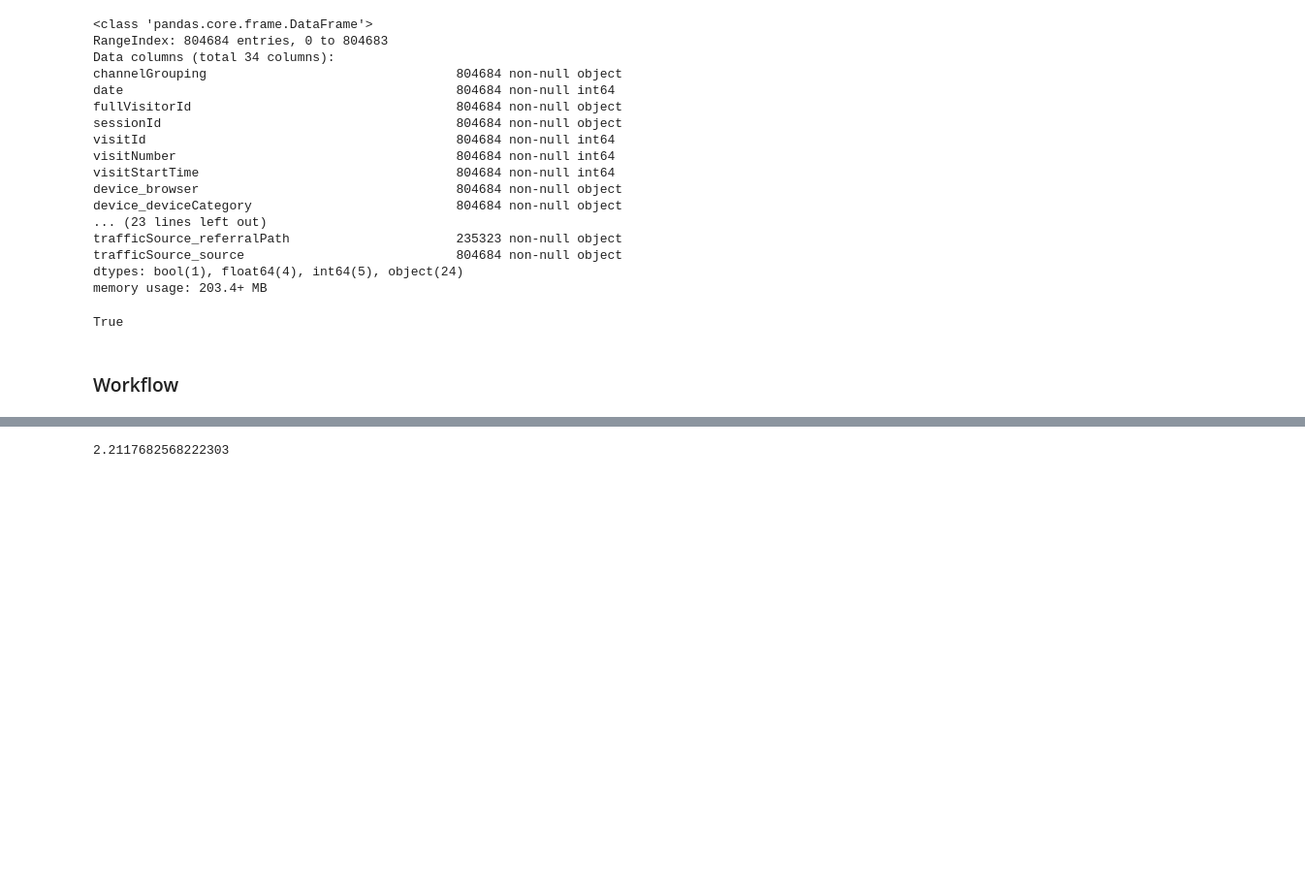
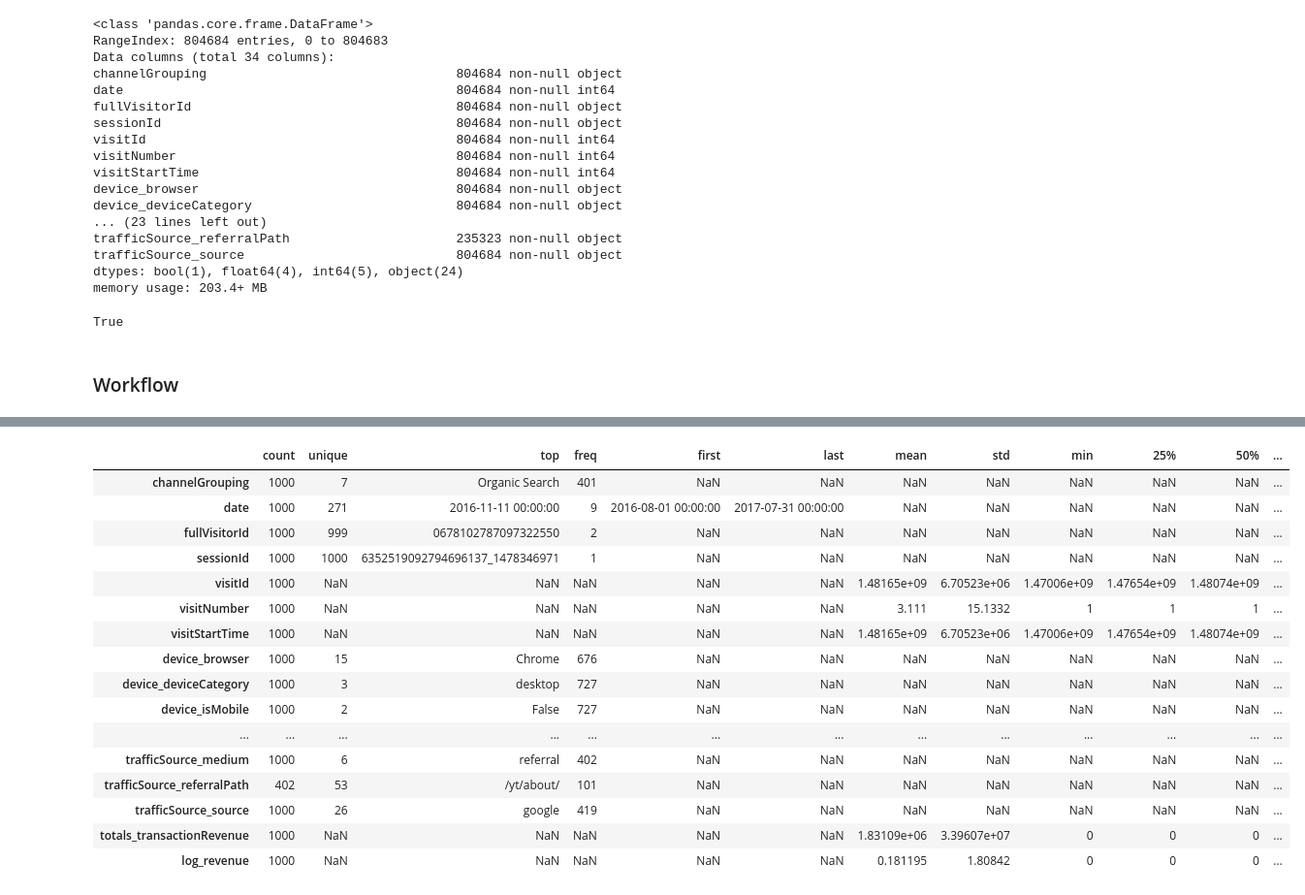
Before and after one commit to ademyanchuk/kaggle_google_revenue, a Jupyter notebook: notebooks/rf_fastai-baseline.ipynb, the cells around one changed output, grey strips where cells are left out. Shown at 97% size. Saved outputs shown, nothing was run; the diff lists cells and outputs as text; code cells hidden in the pictures; blank space fills up the shorter version.

Commit message:
work on train, but not on test

```diff
--- a/notebooks/rf_fastai-baseline.ipynb
+++ b/notebooks/rf_fastai-baseline.ipynb
@@ -31,6 +37,10 @@ DATE_COLUMN ='date'
 SPLIT_DATE ='2017-05-01'
 ID_COLUMN = 'fullVisitorId'
 TARGET_COLUMN = 'totals_transactionRevenue'
+# %%
+def display_all(df):
+    with pd.option_context("display.max_rows", 1000, "display.max_columns", 1000):
+        display(df)
 # %% [markdown]
 ### Loads
 # %%
@@ -85,7 +133,3 @@ True
 ### Workflow
 # %%
 full_train[TARGET_COLUMN] = full_train[TARGET_COLUMN].fillna(value=0)
-# %%
-%%time
-train_df, valid_df = train_valid_split(
-    full_train, id_column=ID_COLUMN, time_column=DATE_COLUMN, split_date=SPLIT_DATE)
@@ -171,4 +136,3 @@ rmse = np.sqrt(mse)
-# %%
-rmse
-# %% [output]
-2.2117682568222303
+# %%
+# for experimenting
+sample = train_df.sample(1000).copy()
@@ -174,0 +141,20 @@ rmse
+# %%
+display_all(sample.describe(include='all').T)
+# %% [output]
+|  | count | unique | top | freq | first | last | mean | std | min | 25% | 50% | ... |
+| channelGrouping | 1000 | 7 | Organic Search | 401 | NaN | NaN | NaN | NaN | NaN | NaN | NaN | ... |
+| date | 1000 | 271 | 2016-11-11 00:00:00 | 9 | 2016-08-01 00:00:00 | 2017-07-31 00:00:00 | NaN | NaN | NaN | NaN | NaN | ... |
+| fullVisitorId | 1000 | 999 | 0678102787097322550 | 2 | NaN | NaN | NaN | NaN | NaN | NaN | NaN | ... |
+| sessionId | 1000 | 1000 | 6352519092794696137_1478346971 | 1 | NaN | NaN | NaN | NaN | NaN | NaN | NaN | ... |
+| visitId | 1000 | NaN | NaN | NaN | NaN | NaN | 1.48165e+09 | 6.70523e+06 | 1.47006e+09 | 1.47654e+09 | 1.48074e+09 | ... |
+| visitNumber | 1000 | NaN | NaN | NaN | NaN | NaN | 3.111 | 15.1332 | 1 | 1 | 1 | ... |
+| visitStartTime | 1000 | NaN | NaN | NaN | NaN | NaN | 1.48165e+09 | 6.70523e+06 | 1.47006e+09 | 1.47654e+09 | 1.48074e+09 | ... |
+| device_browser | 1000 | 15 | Chrome | 676 | NaN | NaN | NaN | NaN | NaN | NaN | NaN | ... |
+| device_deviceCategory | 1000 | 3 | desktop | 727 | NaN | NaN | NaN | NaN | NaN | NaN | NaN | ... |
+| device_isMobile | 1000 | 2 | False | 727 | NaN | NaN | NaN | NaN | NaN | NaN | NaN | ... |
+| ... | ... | ... | ... | ... | ... | ... | ... | ... | ... | ... | ... | ... |
+| trafficSource_medium | 1000 | 6 | referral | 402 | NaN | NaN | NaN | NaN | NaN | NaN | NaN | ... |
+| trafficSource_referralPath | 402 | 53 | /yt/about/ | 101 | NaN | NaN | NaN | NaN | NaN | NaN | NaN | ... |
+| trafficSource_source | 1000 | 26 | google | 419 | NaN | NaN | NaN | NaN | NaN | NaN | NaN | ... |
+| totals_transactionRevenue | 1000 | NaN | NaN | NaN | NaN | NaN | 1.83109e+06 | 3.39607e+07 | 0 | 0 | 0 | ... |
+| log_revenue | 1000 | NaN | NaN | NaN | NaN | NaN | 0.181195 | 1.80842 | 0 | 0 | 0 | ... |
```
Also changed, not shown: parts of 58 cells of this notebook.
